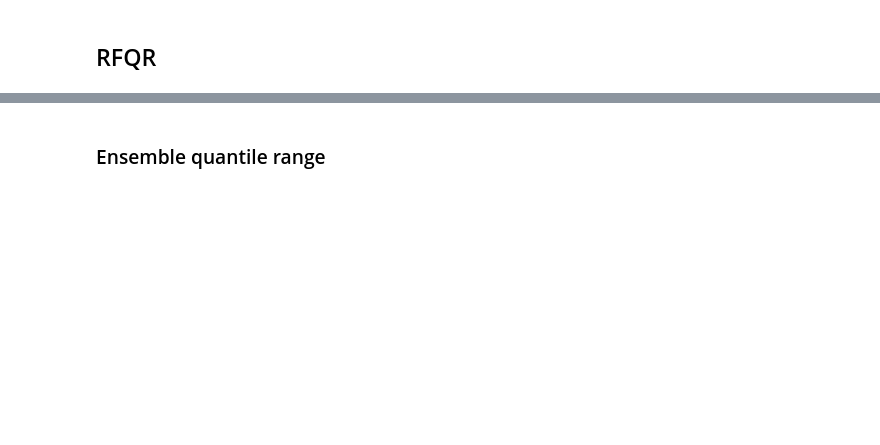
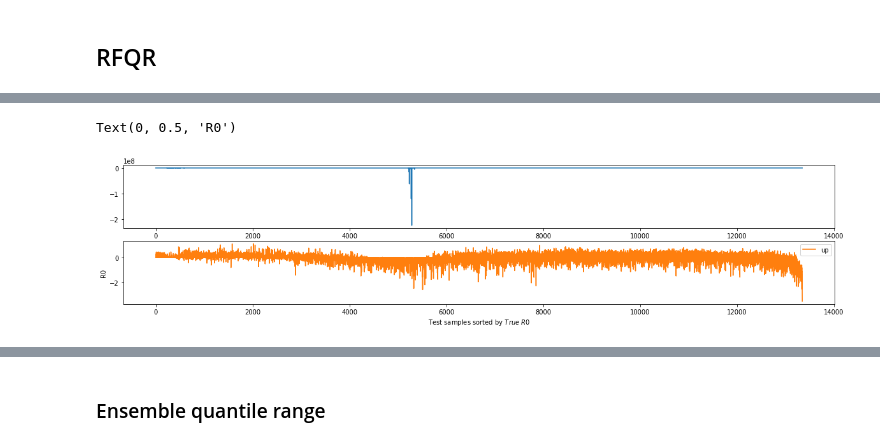
Before and after one commit to IBM/UQ-climate-impact-benchmarking, a Jupyter notebook: ensemble_modeling.ipynb, the cells around one changed output, grey strips where cells are left out. Saved outputs shown, nothing was run; the diff lists cells and outputs as text; code cells hidden in the pictures; blank space fills up the shorter version.

```diff
--- a/ensemble_modeling.ipynb
+++ b/ensemble_modeling.ipynb
@@ -218,3 +314,24 @@ fig = plotting.plot_single_members(df_test_rfqr, iforecasts, 'figures/rfqr_2017-
+# %%
+true_variable='R0'
+predicted_variable='R0 mean'
+predicted_low='R0 lower'
+predicted_up='R0 upper'
+sortby='R0'
+
+df_visu = df_test_rfqr.sort_values(by=sortby).copy()
+df_visu['z low'] = ((df_visu[predicted_variable]-df_visu[true_variable])/(df_visu[predicted_low]-df_visu[predicted_variable]).abs())
+df_visu['z up'] = ((df_visu[predicted_variable]-df_visu[true_variable])/(df_visu[predicted_up]-df_visu[predicted_variable]).abs())
+
+fig, ax = plt.subplots(2, figsize=(20,4))
+ax[0].plot(range(len(df_visu)), df_visu['z low'], "C0",  label="low")
+ax[1].plot(range(len(df_visu)), df_visu['z up'], "C1",  label="up")
+
+plt.legend()
+plt.xlabel('Test samples sorted by $True\ ' + sortby +'$')
+plt.ylabel('R0')
+# %% [output]
+Text(0, 0.5, 'R0')
+[figure, added]
 # %%
 plotting.aggregate_ensembles(df_test_blstm, 'figures/blstm_2021_agg_excR0.pdf')
 plotting.aggregate_ensembles(df_test_rfqr, 'figures/rfqr_2021_agg_excR0.pdf')
```
Also changed, not shown: parts of 28 cells of this notebook, 4 other files.
